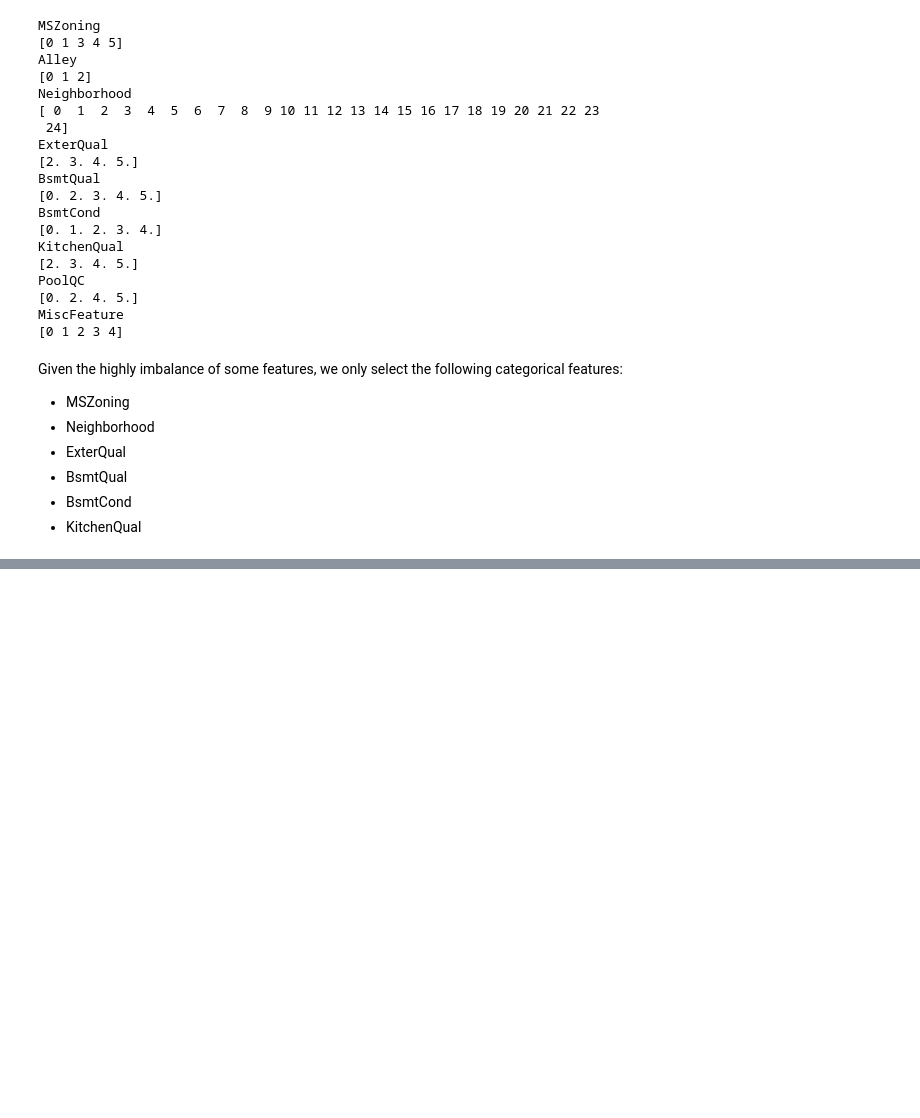
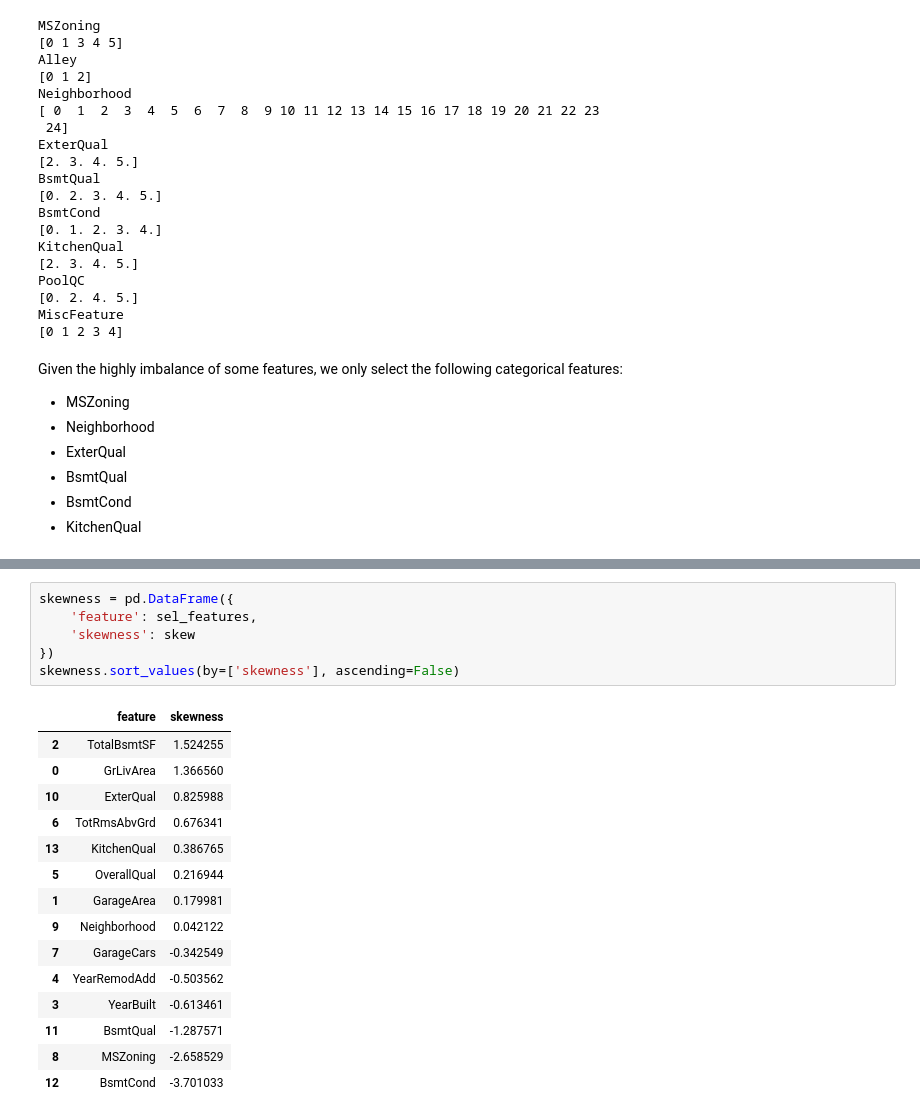
Before and after one commit to flucarelli94/MachineLearning_projects, a Jupyter notebook: House prices/Sale_price_prediction.ipynb, the cells around one changed output, grey strips where cells are left out. Saved outputs shown, nothing was run; the diff lists cells and outputs as text; blank space fills up the shorter version.

```diff
--- a/House prices/Sale_price_prediction.ipynb
+++ b/House prices/Sale_price_prediction.ipynb
@@ -465,0 +494,22 @@ Given the highly imbalance of some features, we only select the following catego
+# %%
+skewness = pd.DataFrame({
+    'feature': sel_features,
+    'skewness': skew
+})
+skewness.sort_values(by=['skewness'], ascending=False)
+# %% [output]
+|  | feature | skewness |
+| 2 | TotalBsmtSF | 1.524255 |
+| 0 | GrLivArea | 1.366560 |
+| 10 | ExterQual | 0.825988 |
+| 6 | TotRmsAbvGrd | 0.676341 |
+| 13 | KitchenQual | 0.386765 |
+| 5 | OverallQual | 0.216944 |
+| 1 | GarageArea | 0.179981 |
+| 9 | Neighborhood | 0.042122 |
+| 7 | GarageCars | -0.342549 |
+| 4 | YearRemodAdd | -0.503562 |
+| 3 | YearBuilt | -0.613461 |
+| 11 | BsmtQual | -1.287571 |
+| 8 | MSZoning | -2.658529 |
+| 12 | BsmtCond | -3.701033 |
```
Also changed, not shown: parts of 11 cells of this notebook.
